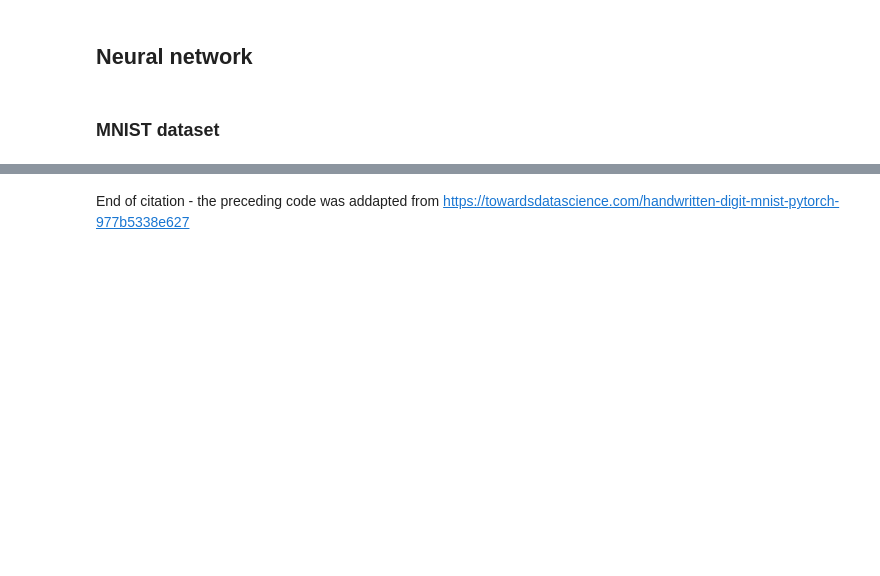
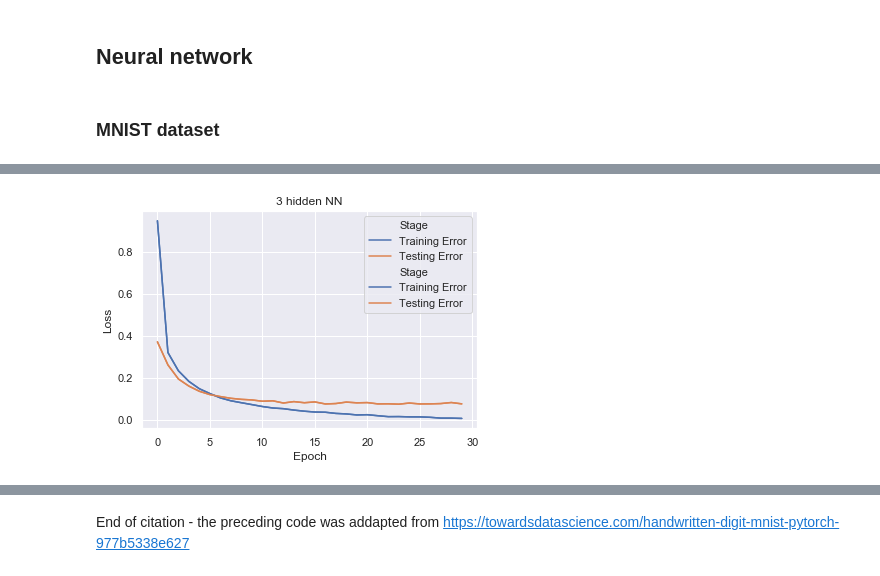
Before and after one commit to mkecera/1-supervised-learning, a Jupyter notebook: assignment1.ipynb, the cells around one changed output, grey strips where cells are left out. Drawn from its saved outputs; the diff is of its cells as text; code cells hidden in the pictures; blank space fills up the shorter version.

```diff
--- a/assignment1.ipynb
+++ b/assignment1.ipynb
@@ -207,14 +261,23 @@ accDataComplex = pd.DataFrame.from_records(accDataComplex, columns=["Epoch", "Ac
 # %%
 # vizualize train and test error across iterations
 sns.set(
     style="darkgrid"
     )
 
-sns.lineplot(
+# sns.lineplot(
+#     x="Epoch", y="Loss",
+#     hue="Stage",
+#     data=lossDataComplex
+#     ).set_title('3 hidden NN')
+
+sns_plot = sns.lineplot(
     x="Epoch", y="Loss",
     hue="Stage",
     data=lossDataComplex
     ).set_title('3 hidden NN')
+sns_plot.get_figure().savefig("NN_MNIST_3hidden_learning-curve.png", dpi=100)
+# %% [output]
+[figure, added]
 # %%
 sns.set(
     style="darkgrid"
```
Also changed, not shown: parts of 95 cells of this notebook, 1 other file.
